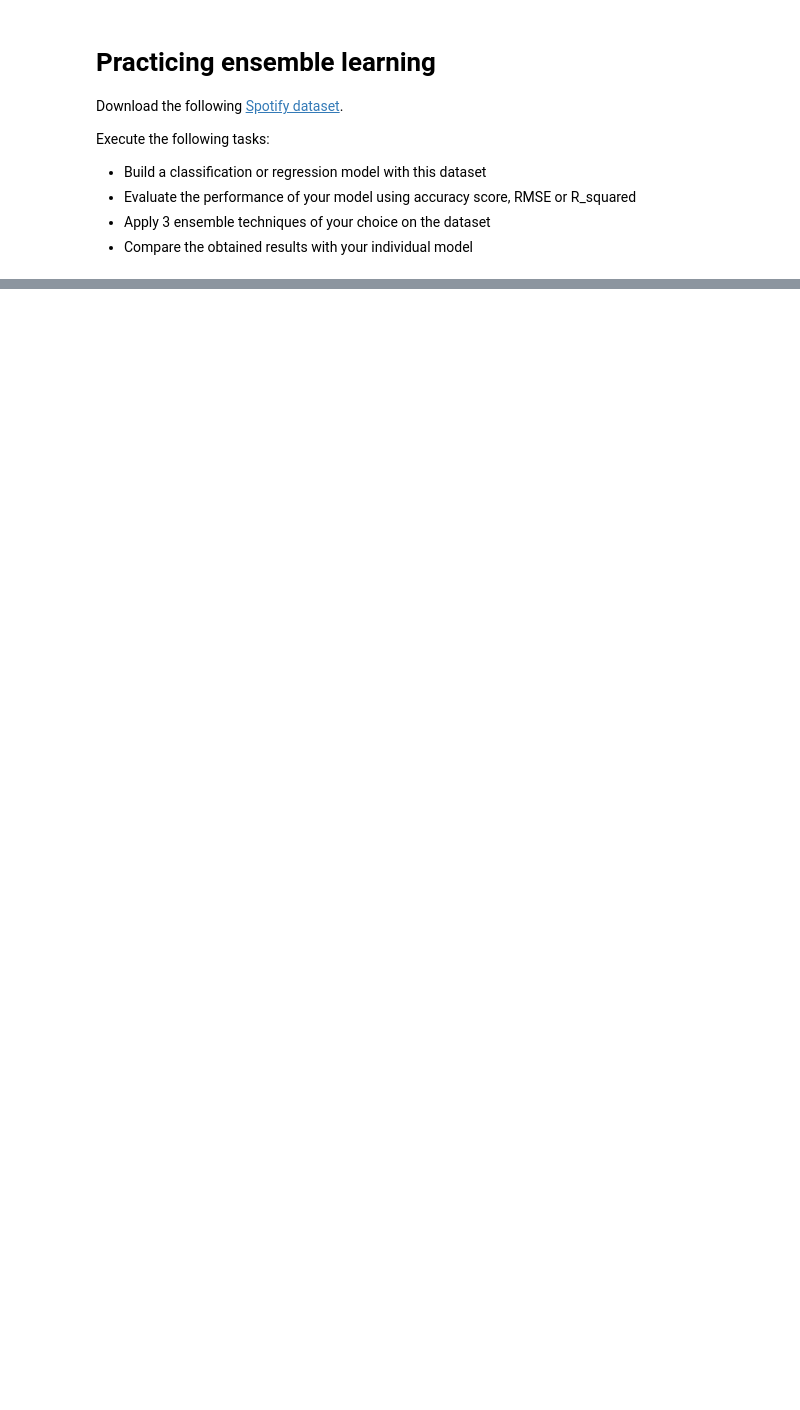
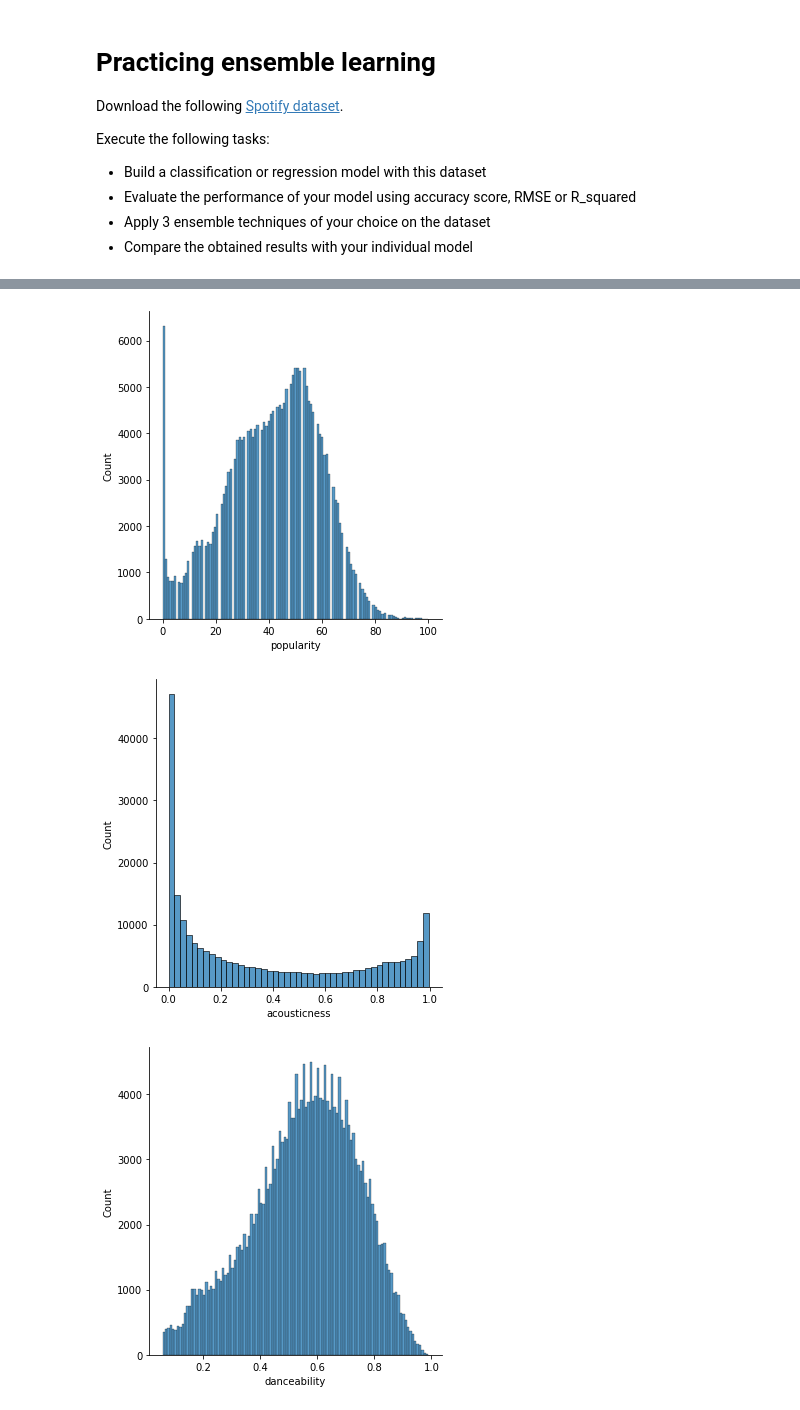
Before and after one commit to ziedjouini/new_projet, a Jupyter notebook: Ensemble_Learning_Practice.ipynb, the cells around one changed output, grey strips where cells are left out. Cells and saved outputs as stored; diff of their text form; code cells hidden in the pictures; blank space fills up the shorter version.

```diff
--- a/Ensemble_Learning_Practice.ipynb
+++ b/Ensemble_Learning_Practice.ipynb
@@ -405,0 +26,4 @@ accuracy_score:  0.19785
+# %%
+# Your code here
+link = "https://raw.githubusercontent.com/murpi/wilddata/master/quests/spotify.zip"
+spotify = pd.read_csv(link, usecols=['genre','popularity','acousticness', 'danceability', 'duration_ms', 'energy','instrumentalness', 'key', 'liveness', 'loudness', 'mode','speechiness', 'tempo', 'time_signature', 'valence'])
@@ -405,0 +98,7 @@ accuracy_score:  0.19785
+# %%
+for column in spotify.select_dtypes("number").columns :
+    sns.displot(spotify[column])
+# %% [output]
+[figure, added]
+[figure, added]
+[figure, added]
```
Also changed, not shown: parts of 60 cells of this notebook.
